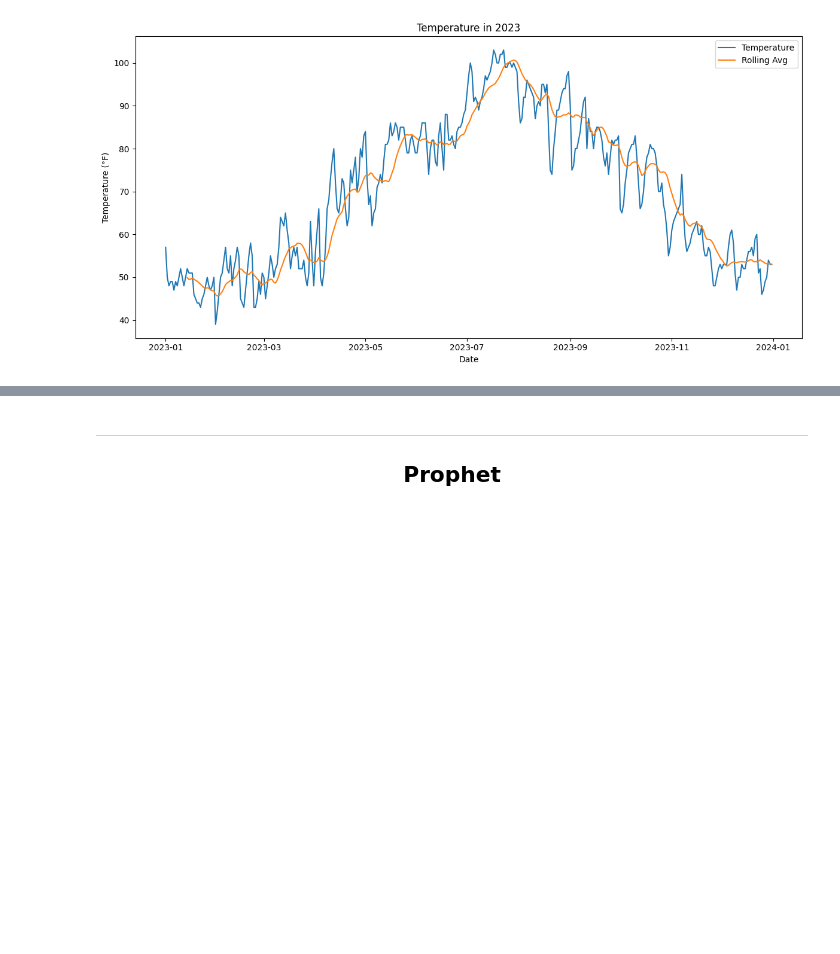
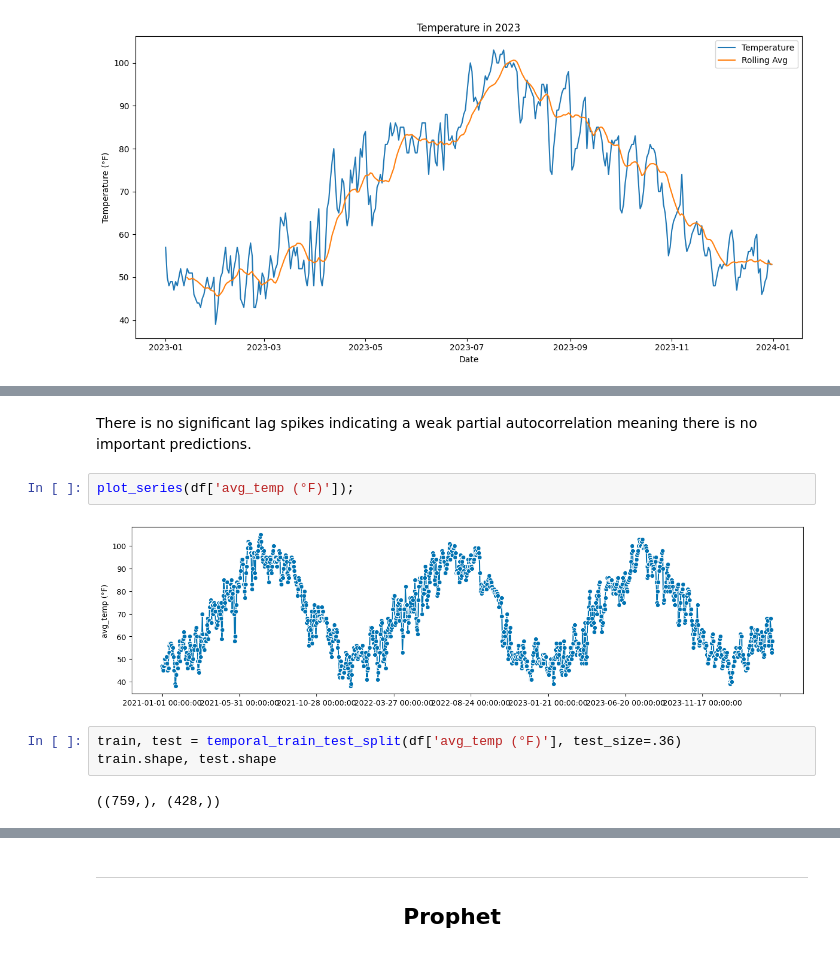
Before and after one commit to LandryHouston/Weather_Wizard, a Jupyter notebook: code/02_analysis.ipynb, the cells around one changed output, grey strips where cells are left out. Cells and saved outputs as stored; diff of their text form; blank space fills up the shorter version.

```diff
--- a/code/02_analysis.ipynb
+++ b/code/02_analysis.ipynb
@@ -115,0 +134,11 @@ plt.tight_layout()
+# %% [markdown]
+There is no significant lag spikes indicating a weak partial autocorrelation meaning there is no important predictions.
+# %%
+plot_series(df['avg_temp (°F)']);
+# %% [output]
+[figure, added]
+# %%
+train, test = temporal_train_test_split(df['avg_temp (°F)'], test_size=.36)
+train.shape, test.shape
+# %% [output]
+((759,), (428,))
```
Also changed, not shown: parts of 9 cells of this notebook.
